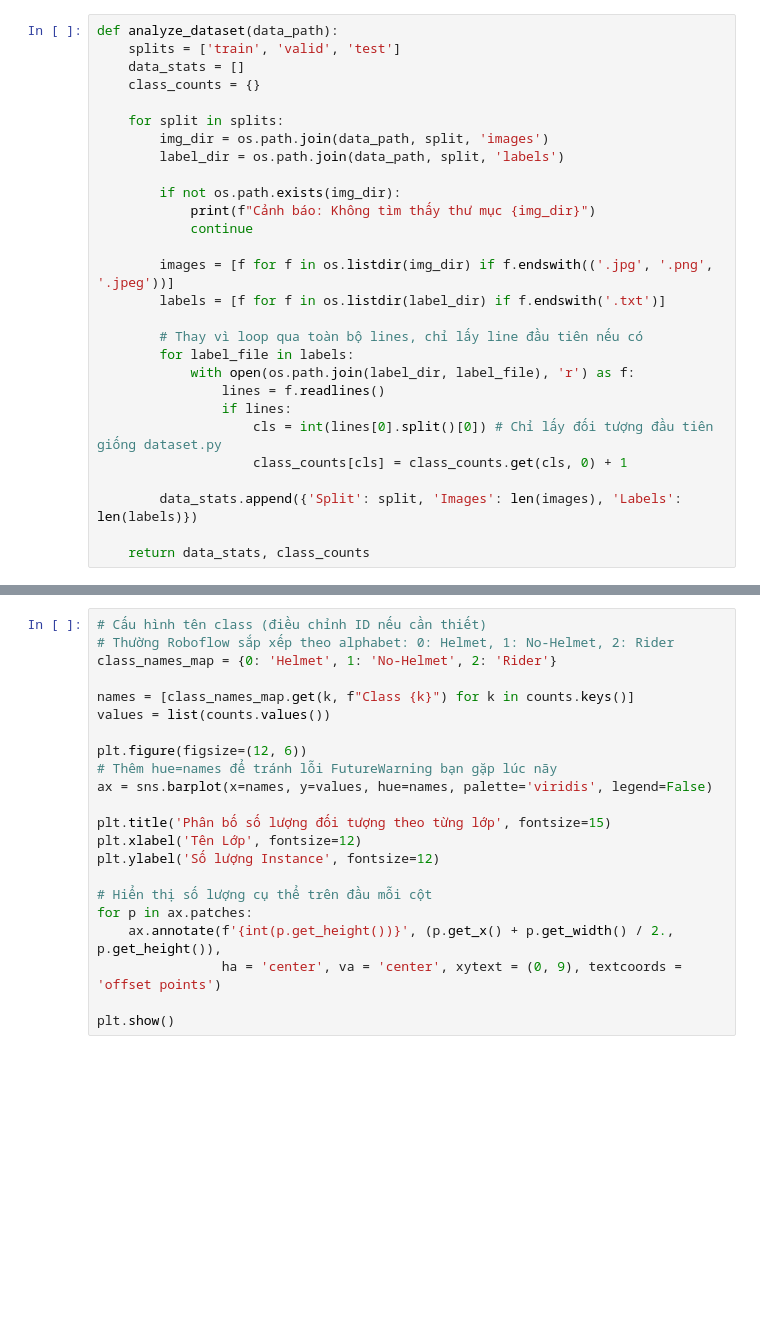
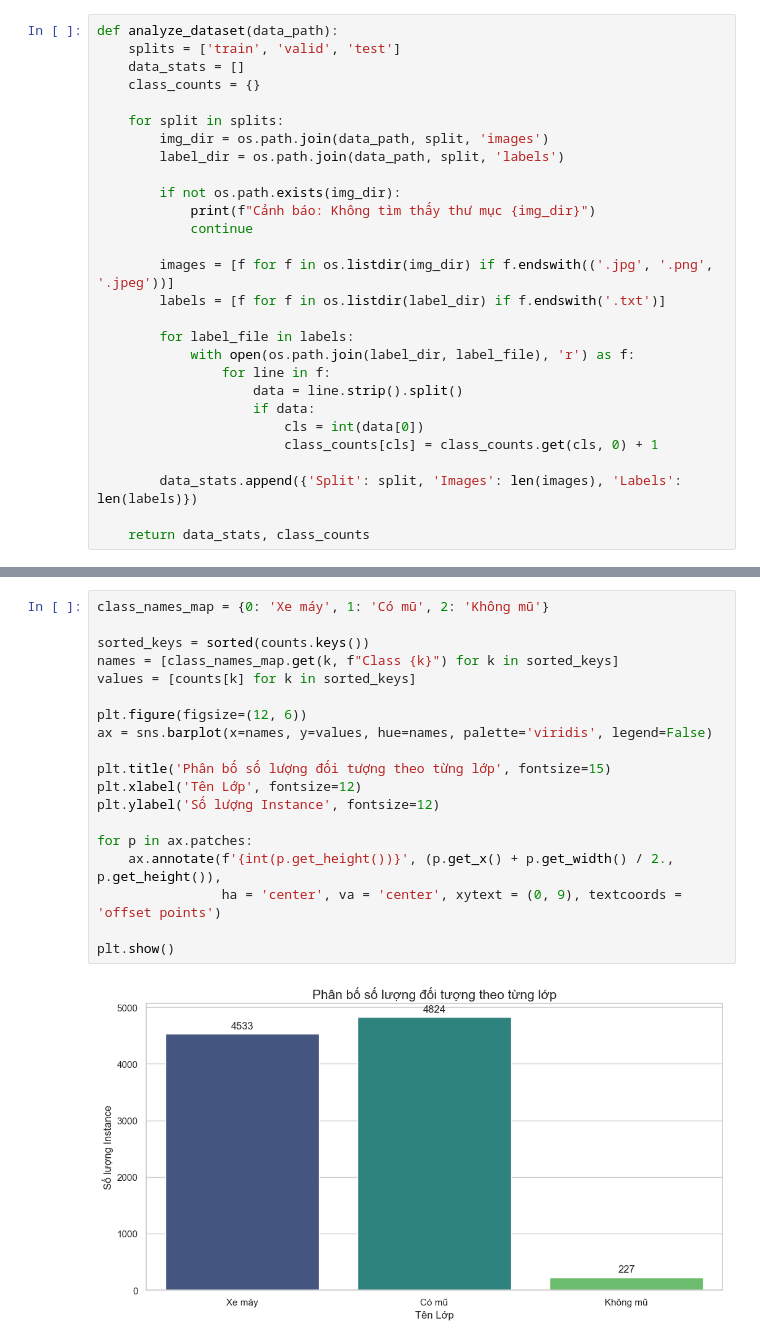
Before and after one commit to dangnhatnam123/AI_HelmetDetection, a Jupyter notebook: visualization.ipynb, the cells around one changed output, grey strips where cells are left out. Saved outputs shown, nothing was run; the diff lists cells and outputs as text; blank space fills up the shorter version.

```diff
--- a/visualization.ipynb
+++ b/visualization.ipynb
@@ -24,13 +23,13 @@ def analyze_dataset(data_path):
         images = [f for f in os.listdir(img_dir) if f.endswith(('.jpg', '.png', '.jpeg'))]
         labels = [f for f in os.listdir(label_dir) if f.endswith('.txt')]
 
-        # Thay vì loop qua toàn bộ lines, chỉ lấy line đầu tiên nếu có
         for label_file in labels:
             with open(os.path.join(label_dir, label_file), 'r') as f:
-                lines = f.readlines()
-                if lines:
-                    cls = int(lines[0].split()[0]) # Chỉ lấy đối tượng đầu tiên giống dataset.py
-                    class_counts[cls] = class_counts.get(cls, 0) + 1
+                for line in f:
+                    data = line.strip().split()
+                    if data:
+                        cls = int(data[0])
+                        class_counts[cls] = class_counts.get(cls, 0) + 1
 
         data_stats.append({'Split': split, 'Images': len(images), 'Labels': len(labels)})
 
@@ -46,23 +49,22 @@ df_stats # Dùng display thay vì print để bảng đẹp hơn trong Notebook
 # %%
-# Cấu hình tên class (điều chỉnh ID nếu cần thiết)
-# Thường Roboflow sắp xếp theo alphabet: 0: Helmet, 1: No-Helmet, 2: Rider
-class_names_map = {0: 'Helmet', 1: 'No-Helmet', 2: 'Rider'}
+class_names_map = {0: 'Xe máy', 1: 'Có mũ', 2: 'Không mũ'}
 
-names = [class_names_map.get(k, f"Class {k}") for k in counts.keys()]
-values = list(counts.values())
+sorted_keys = sorted(counts.keys())
+names = [class_names_map.get(k, f"Class {k}") for k in sorted_keys]
+values = [counts[k] for k in sorted_keys]
 
 plt.figure(figsize=(12, 6))
-# Thêm hue=names để tránh lỗi FutureWarning bạn gặp lúc nãy
 ax = sns.barplot(x=names, y=values, hue=names, palette='viridis', legend=False)
 
 plt.title('Phân bố số lượng đối tượng theo từng lớp', fontsize=15)
 plt.xlabel('Tên Lớp', fontsize=12)
 plt.ylabel('Số lượng Instance', fontsize=12)
 
-# Hiển thị số lượng cụ thể trên đầu mỗi cột
 for p in ax.patches:
     ax.annotate(f'{int(p.get_height())}', (p.get_x() + p.get_width() / 2., p.get_height()),
                 ha = 'center', va = 'center', xytext = (0, 9), textcoords = 'offset points')
 
 plt.show()
+# %% [output]
+[figure, added]
 # %%
```
Also changed, not shown: parts of 5 cells of this notebook, 6 other files.
